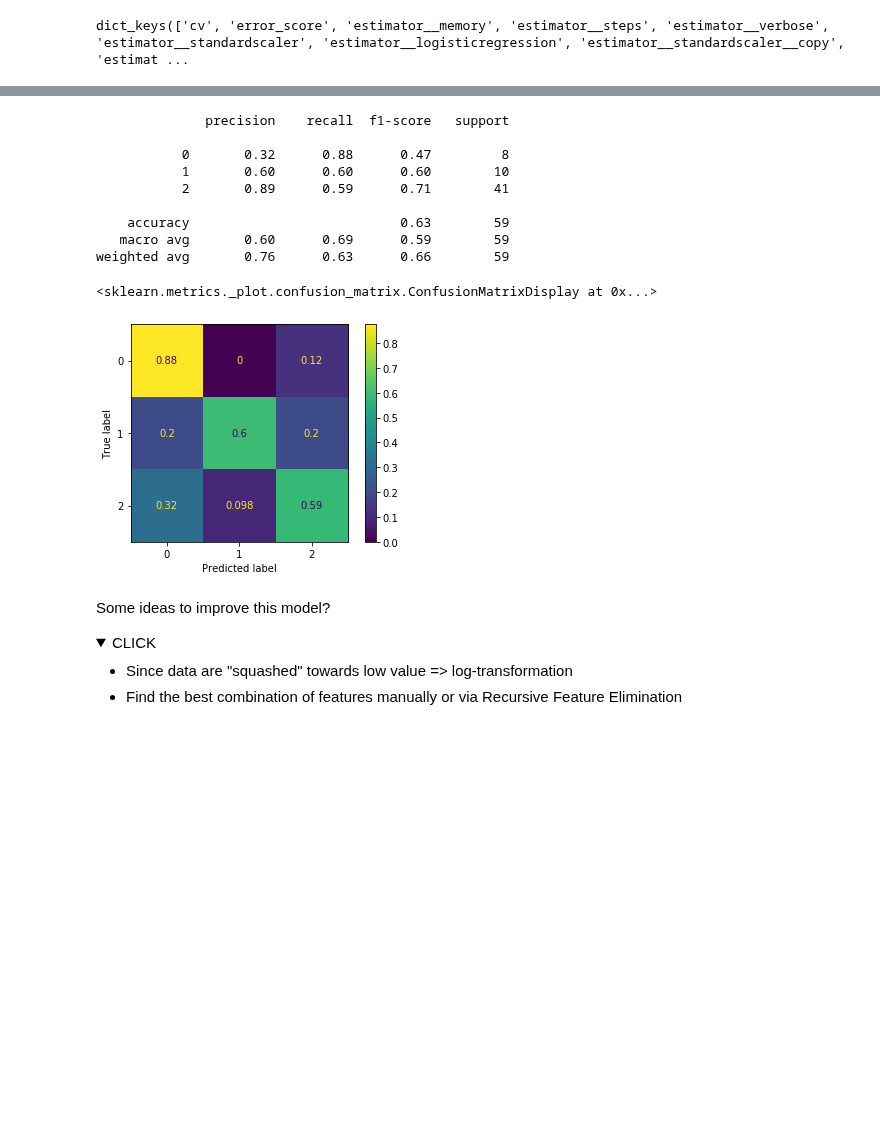
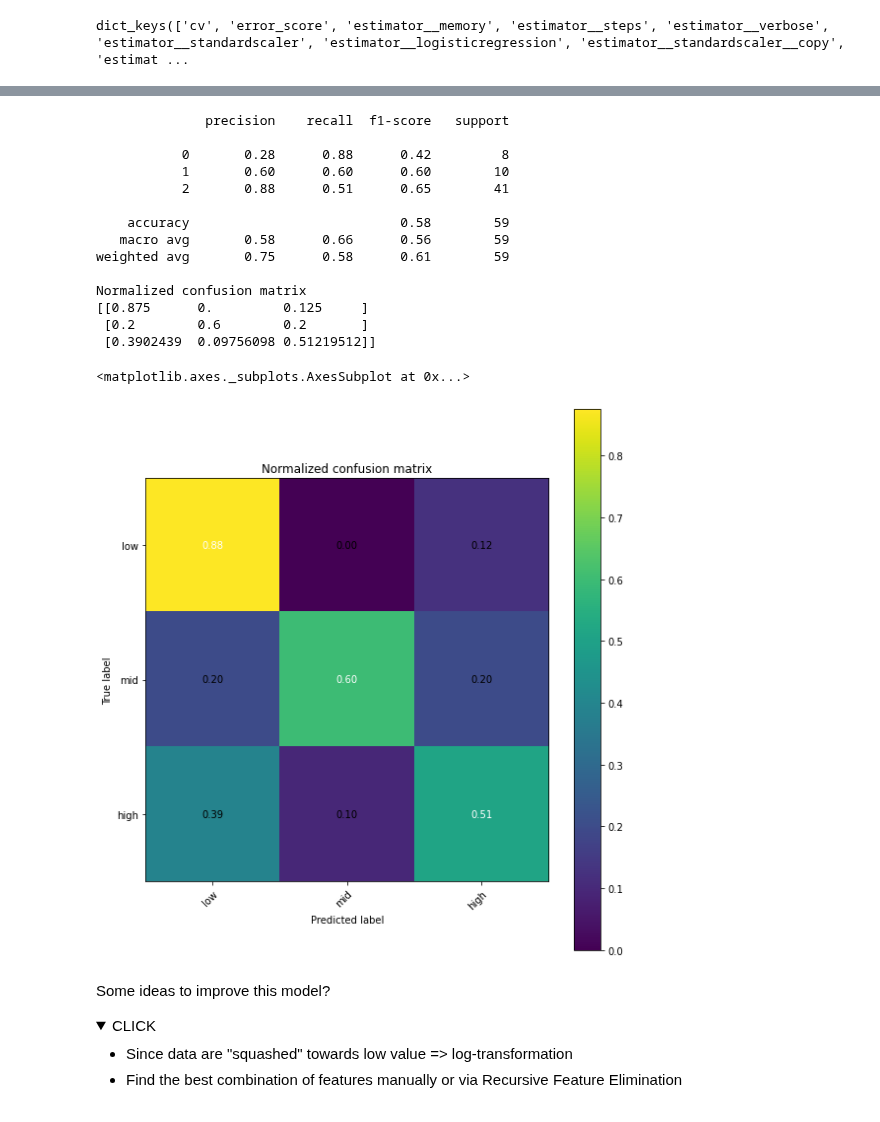
Before and after one commit to andreaaraldo/machine-learning-for-networks, a Jupyter notebook: 03.regression_contd-and-classification/c.classification.ipynb, the cells around one changed output, grey strips where cells are left out. Saved outputs shown, nothing was run; the diff lists cells and outputs as text; code cells hidden in the pictures; folded sections open; blank space fills up the shorter version.

```diff
--- a/03.regression_contd-and-classification/c.classification.ipynb
+++ b/03.regression_contd-and-classification/c.classification.ipynb
@@ -381,0 +393,4 @@ plt.show()
+# %%
+class_names=np.array(["low", "mid", "high"] )
+
+plot_conf_mat(y_test, y_pred, class_names)
@@ -486,21 +523,26 @@ The best regularization weigth is  {'logisticregression__C': 10}
 # %%
 model = grid.best_estimator_
 model.fit(X_train_balanced, y_train_balanced)
 y_pred = model.predict(X_test)
 print(classification_report(y_test, y_pred))
-plot_confusion_matrix(model, X_test, y_test, normalize='true')
+plot_conf_mat(y_test, y_pred, class_names)
 # %% [output]
               precision    recall  f1-score   support
 
-           0       0.32      0.88      0.47         8
+           0       0.28      0.88      0.42         8
            1       0.60      0.60      0.60        10
-           2       0.89      0.59      0.71        41
+           2       0.88      0.51      0.65        41
 
-    accuracy                           0.63        59
-   macro avg       0.60      0.69      0.59        59
-weighted avg       0.76      0.63      0.66        59
+    accuracy                           0.58        59
+   macro avg       0.58      0.66      0.56        59
+weighted avg       0.75      0.58      0.61        59
+
+Normalized confusion matrix
+[[0.875      0.         0.125     ]
+ [0.2        0.6        0.2       ]
+ [0.3902439  0.09756098 0.51219512]]
-<sklearn.metrics._plot.confusion_matrix.ConfusionMatrixDisplay at 0x...>
+<matplotlib.axes._subplots.AxesSubplot at 0x...>
-[figure, old version]
+[figure, new version]
 # %% [markdown]
 Some ideas to improve this model?
 <details>
```
Also changed, not shown: parts of 14 cells of this notebook.
